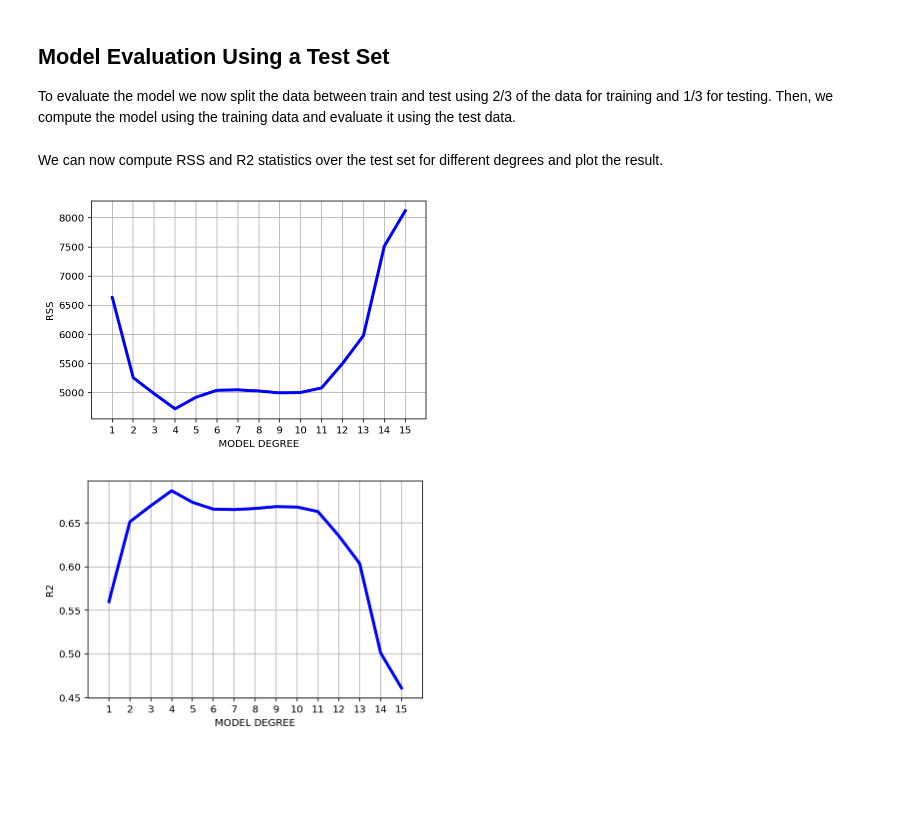
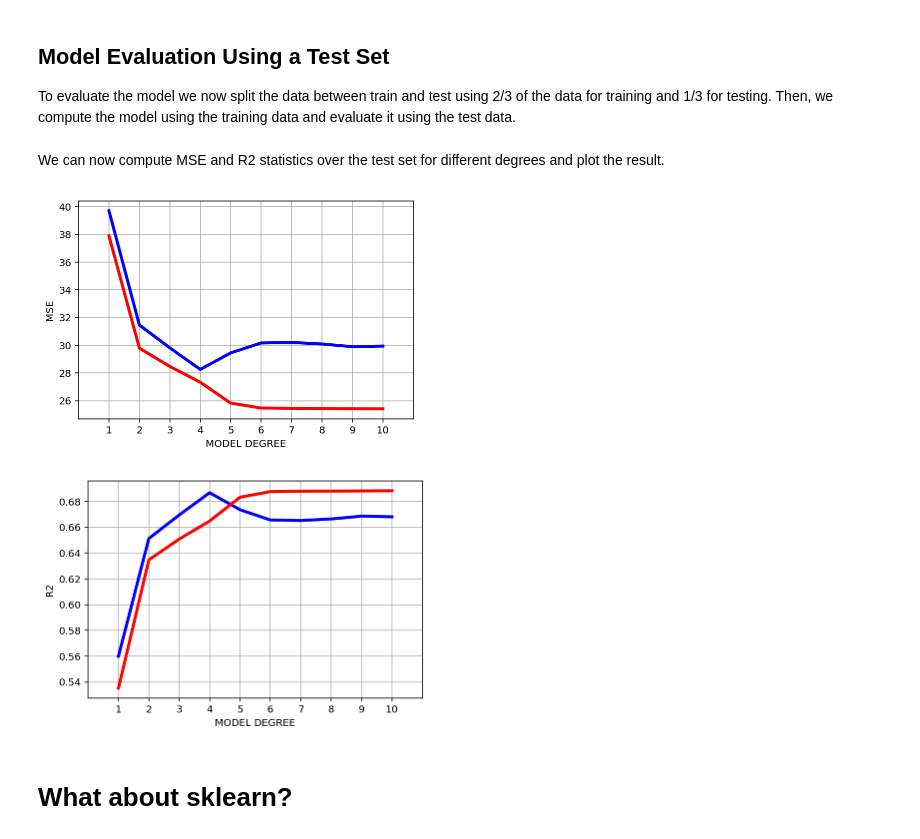
Before and after one commit to riccamastellone/data-science, a Jupyter notebook: Regression/MultipleLinearRegression/MultipleLinearRegression.ipynb, the cells around one changed output. Drawn from its saved outputs; the diff is of its cells as text; code cells hidden in the pictures; blank space fills up the shorter version.

```diff
--- a/Regression/MultipleLinearRegression/MultipleLinearRegression.ipynb
+++ b/Regression/MultipleLinearRegression/MultipleLinearRegression.ipynb
@@ -234,29 +231,35 @@ def compute_polynomial_regression_holdout(dataset, variable, target, degree, tes
 # %% [markdown]
-We can now compute RSS and R2 statistics over the test set for different degrees and plot the result.
+We can now compute MSE and R2 statistics over the test set for different degrees and plot the result.
 # %%
-max_polynomial = 15
+max_polynomial = 10
 rss = np.zeros(max_polynomial)
 r2 = np.zeros(max_polynomial)
+rss_train = np.zeros(max_polynomial)
+r2_train = np.zeros(max_polynomial)
 
 for i in range(max_polynomial):
-    rss[i], r2[i] = compute_polynomial_regression_holdout(df,'LSTAT','MEDV',i+1)
+    rss[i], r2[i],rss_train[i], r2_train[i] = compute_polynomial_regression_holdout(df,'LSTAT','MEDV',i+1)
 # %%
 plt.xlabel("MODEL DEGREE")
-plt.ylabel("RSS")
+plt.ylabel("MSE")
 
-plt.xlim([0,16])
-plt.xticks(range(1,16))
+plt.xlim([0,max_polynomial+1])
+plt.xticks(range(1,max_polynomial+1))
 plt.grid()
 plt.plot(range(1,max_polynomial+1), rss, color="blue",linewidth=3);
+plt.plot(range(1,max_polynomial+1), rss_train, color="red",linewidth=3);
 # %% [output]
-[figure, old version]
+[figure, new version]
 # %%
 plt.xlabel("MODEL DEGREE")
 plt.ylabel("R2")
 
-plt.xlim([0,16])
-plt.xticks(range(1,16))
+plt.xlim([0,max_polynomial+1])
+plt.xticks(range(1,max_polynomial+1))
 plt.grid()
 plt.plot(range(1,max_polynomial+1), r2, color="blue",linewidth=3);
+plt.plot(range(1,max_polynomial+1), r2_train, color="red",linewidth=3);
 # %% [output]
-[figure, old version]
+[figure, new version]
+# %% [markdown]
+# What about sklearn?
```
Also changed, not shown: parts of 13 cells of this notebook, 4 other files.
